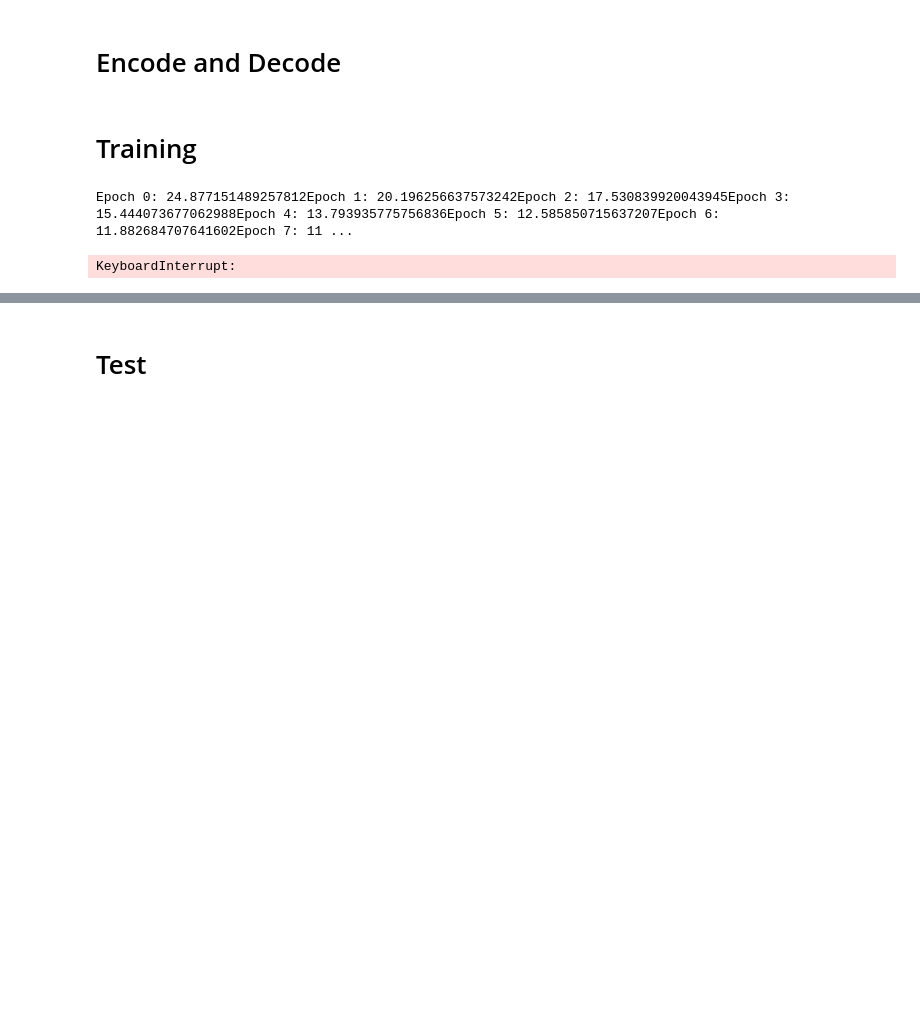
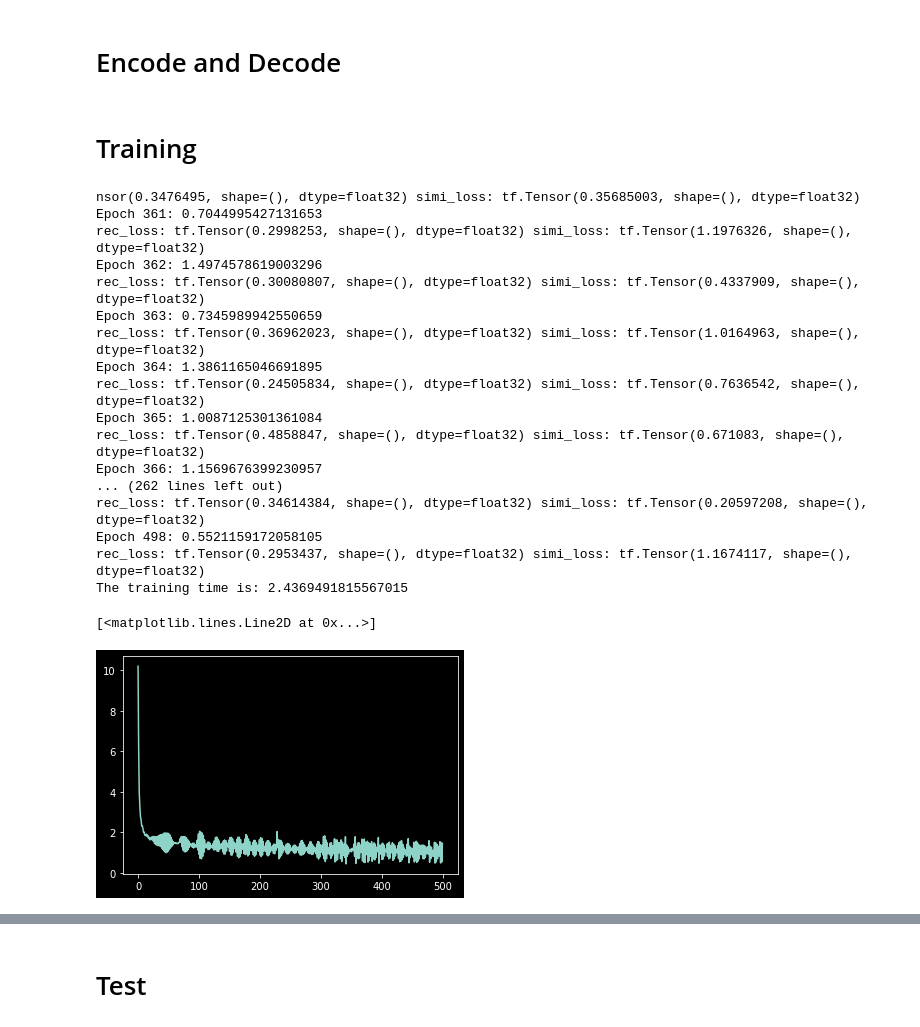
Before and after one commit to JiayangWu/CS227, a Jupyter notebook: Experiments2.ipynb, the cells around one changed output, grey strips where cells are left out. Saved outputs shown, nothing was run; the diff lists cells and outputs as text; code cells hidden in the pictures; blank space fills up the shorter version.

```diff
--- a/Experiments2.ipynb
+++ b/Experiments2.ipynb
@@ -144,27 +153,44 @@ ae = AutoEncoder(**kwargs)
 # %% [markdown]
 # Training
 # %%
-EPOCHS = 8
+EPOCHS = 500
 # SHUFFLE_BUFFER = 100
 # K = len(set(y_train))
 
 # train_dataset = tf.data.Dataset.from_tensor_slices((X_train, y_train))
 # train_dataset = train_dataset.shuffle(SHUFFLE_BUFFER).batch(BATCH)
 
 loss_history = []
 t1 = time.time()
 for epoch in range(EPOCHS):
     #total_loss = train_step(X_train, ae)
     total_loss = train_step(normalized_X, normalized_Y, distance, ae)
 
     # for i, (input, _) in enumerate(train_dataset):
     #     loss = train_step(input, ae)
     # total_loss += loss
     loss_history.append(total_loss)
     print("Epoch {}: {}".format(epoch, total_loss), end="\r")
 
-print("The training time is:", time.time() - t1)
+print("The training time is:", (time.time() - t1) / 60)
 plt.plot(loss_history)
 # %% [output]
-Epoch 0: 24.877151489257812Epoch 1: 20.196256637573242Epoch 2: 17.530839920043945Epoch 3: 15.444073677062988Epoch 4: 13.793935775756836Epoch 5: 12.585850715637207Epoch 6: 11.882684707641602Epoch 7: 11 ...
+nsor(0.3476495, shape=(), dtype=float32) simi_loss: tf.Tensor(0.35685003, shape=(), dtype=float32)
+Epoch 361: 0.7044995427131653
+rec_loss: tf.Tensor(0.2998253, shape=(), dtype=float32) simi_loss: tf.Tensor(1.1976326, shape=(), dtype=float32)
+Epoch 362: 1.4974578619003296
+rec_loss: tf.Tensor(0.30080807, shape=(), dtype=float32) simi_loss: tf.Tensor(0.4337909, shape=(), dtype=float32)
+Epoch 363: 0.7345989942550659
+rec_loss: tf.Tensor(0.36962023, shape=(), dtype=float32) simi_loss: tf.Tensor(1.0164963, shape=(), dtype=float32)
+Epoch 364: 1.3861165046691895
+rec_loss: tf.Tensor(0.24505834, shape=(), dtype=float32) simi_loss: tf.Tensor(0.7636542, shape=(), dtype=float32)
+Epoch 365: 1.0087125301361084
+rec_loss: tf.Tensor(0.4858847, shape=(), dtype=float32) simi_loss: tf.Tensor(0.671083, shape=(), dtype=float32)
+Epoch 366: 1.1569676399230957
+... (262 lines left out)
+rec_loss: tf.Tensor(0.34614384, shape=(), dtype=float32) simi_loss: tf.Tensor(0.20597208, shape=(), dtype=float32)
+Epoch 498: 0.5521159172058105
+rec_loss: tf.Tensor(0.2953437, shape=(), dtype=float32) simi_loss: tf.Tensor(1.1674117, shape=(), dtype=float32)
+The training time is: 2.4369491815567015
-KeyboardInterrupt:
+[<matplotlib.lines.Line2D at 0x...>]
+[figure, added]
```
Also changed, not shown: parts of 7 cells of this notebook, 2 other files.
